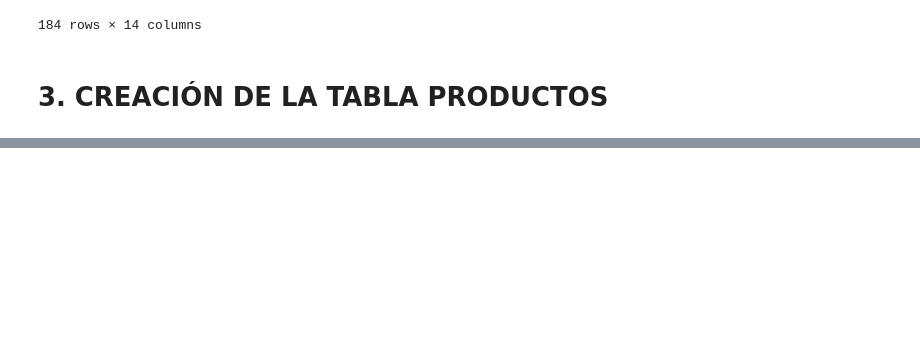
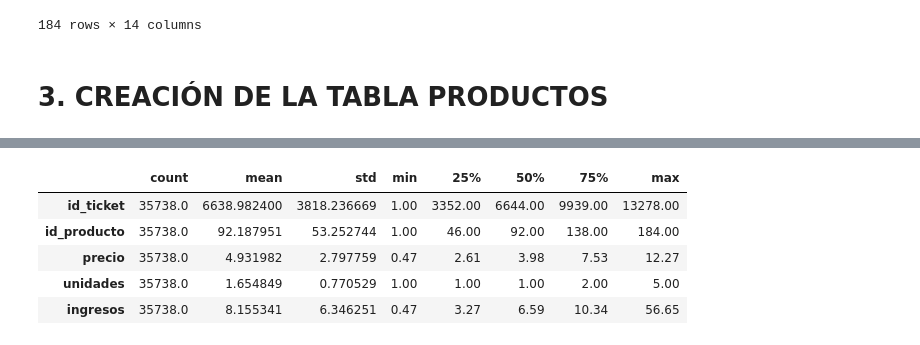
Before and after one commit to Lidiavf1912/analysis_burgerking, a Jupyter notebook: creacion_de_tablas.ipynb, the cells around one changed output, grey strips where cells are left out. Cells and saved outputs as stored; diff of their text form; code cells hidden in the pictures; blank space fills up the shorter version.

```diff
--- a/creacion_de_tablas.ipynb
+++ b/creacion_de_tablas.ipynb
@@ -471,0 +546,9 @@ precios_df
+# %%
+productos_enero_2018.describe(include='all').T
+# %% [output]
+|  | count | mean | std | min | 25% | 50% | 75% | max |
+| id_ticket | 35738.0 | 6638.982400 | 3818.236669 | 1.00 | 3352.00 | 6644.00 | 9939.00 | 13278.00 |
+| id_producto | 35738.0 | 92.187951 | 53.252744 | 1.00 | 46.00 | 92.00 | 138.00 | 184.00 |
+| precio | 35738.0 | 4.931982 | 2.797759 | 0.47 | 2.61 | 3.98 | 7.53 | 12.27 |
+| unidades | 35738.0 | 1.654849 | 0.770529 | 1.00 | 1.00 | 1.00 | 2.00 | 5.00 |
+| ingresos | 35738.0 | 8.155341 | 6.346251 | 0.47 | 3.27 | 6.59 | 10.34 | 56.65 |
```
Also changed, not shown: parts of 17 cells of this notebook.
